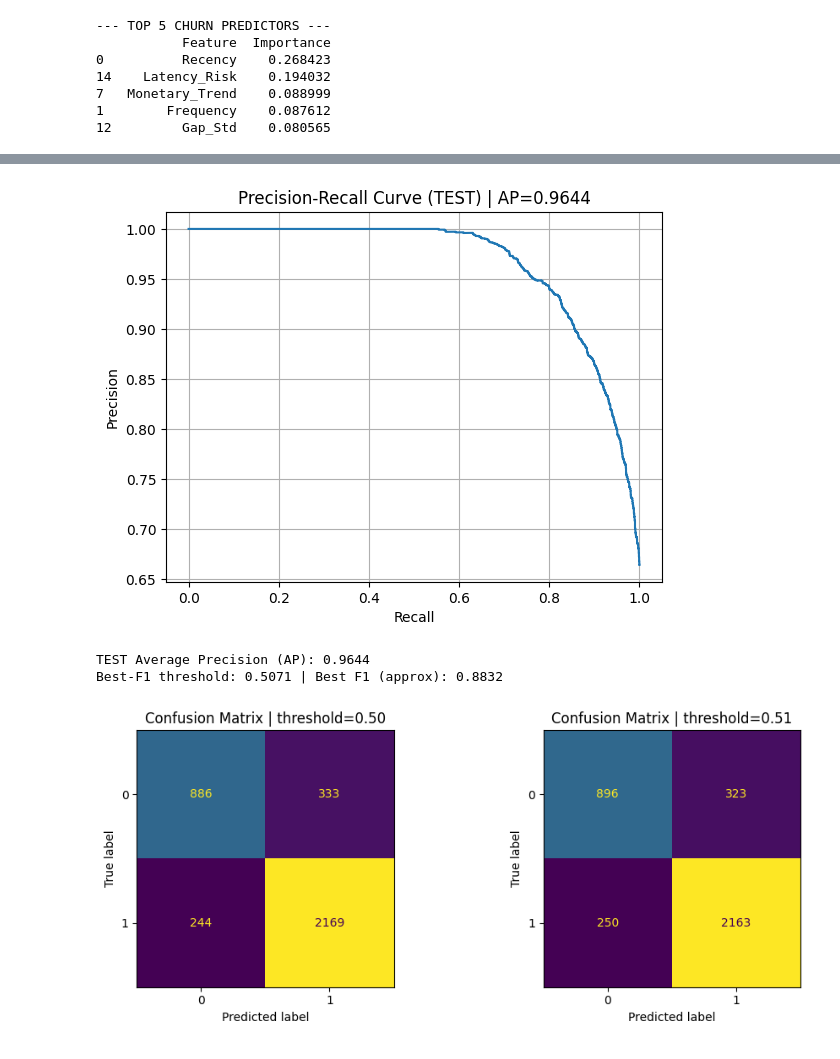
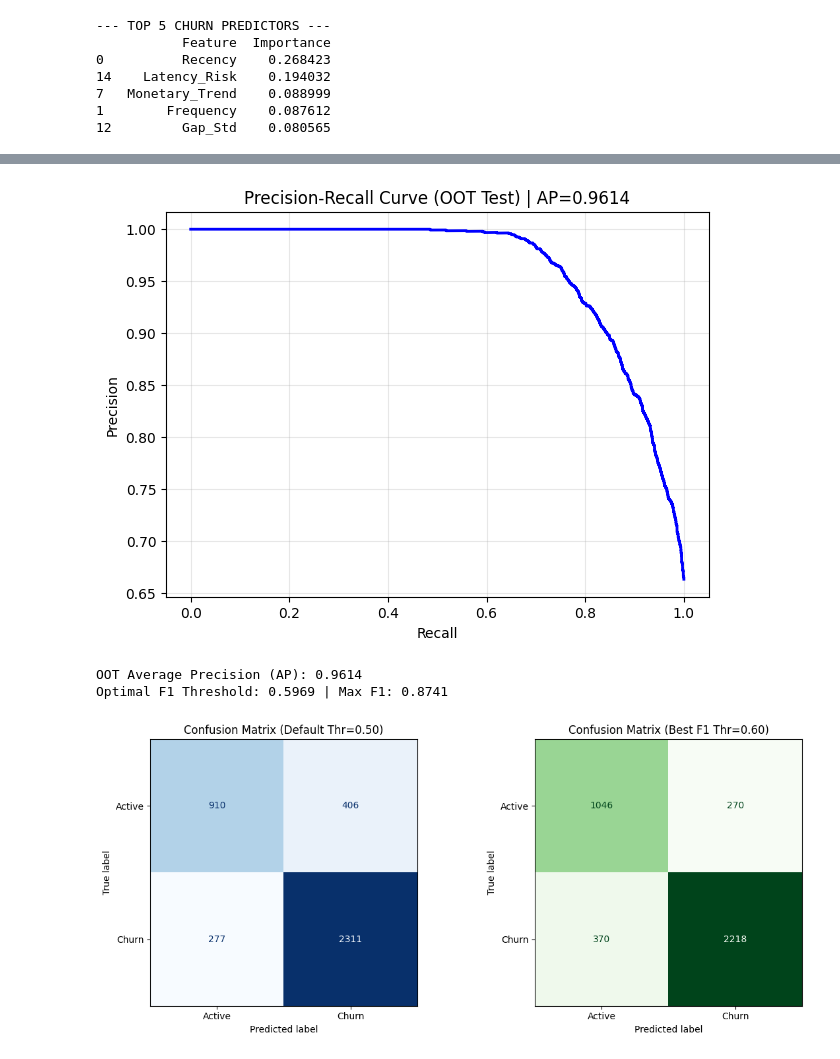
Before and after one commit to NovyQuant/Retention-Analysis-Churn-Risk-Scoring-System, a Jupyter notebook: Retention-Analysis.ipynb, the cells around one changed output, grey strips where cells are left out. Saved outputs shown, nothing was run; the diff lists cells and outputs as text; code cells hidden in the pictures.

```diff
--- a/Retention-Analysis.ipynb
+++ b/Retention-Analysis.ipynb
@@ -121,7 +150,7 @@ def generate_features_at_cutoff(df_input, cutoff_date, target_window_days=180):
 print("Starting data generation...")
 cutoffs = [pd.Timestamp('2010-10-01'), pd.Timestamp('2011-01-01'), pd.Timestamp('2011-04-01'), pd.Timestamp('2011-06-01')]
 
-full_panel_data = pd.concat([generate_features_at_cutoff(data, d) for d in cutoffs]).reset_index()
+full_panel_data = pd.concat([generate_features_at_cutoff(data, d, target_window_days=90) for d in cutoffs]).reset_index()
 
 print(f"Dataset generated. Rows: {full_panel_data.shape[0]}")
 # %% [output]
@@ -350,12 +416,11 @@ Training final model on full dataset...
 print("--- OUT-OF-TIME EVALUATION START ---\n")
 
 # 1. Generate OOT Test Set (November 2011)
-test_date = pd.Timestamp('2011-11-01')
+test_date = pd.Timestamp('2011-09-01')
 print(f"Generating Test Set for: {test_date.date()}...")
 
 # Create features for the unseen test period
-test_df = generate_features_at_cutoff(data, test_date, target_window_days=30).reset_index()
-
+test_df = generate_features_at_cutoff(data, test_date, target_window_days=90).reset_index()
 # 2. Prepare X and y
 cols_to_drop = ['Churn', 'Customer ID', 'Cutoff_Date']
 X_test = test_df.drop([c for c in cols_to_drop if c in test_df.columns], axis=1)
@@ -862,69 +892,61 @@ Fitting 5 folds for each of 40 candidates, totalling 200 fits
 # %%
-# ============================================================
-# 4) PR Curve + Confusion Matrix (TEST cutoff) - osobny bloczek
-# ============================================================
+# STEP 14: Final Evaluation (PR Curve & Confusion Matrix)
 
-from sklearn.metrics import (
-    precision_recall_curve,
-    average_precision_score,
-    confusion_matrix,
-    ConfusionMatrixDisplay
-)
-import matplotlib.pyplot as plt
-import numpy as np
-
-# --- Bezpiecznik: jeśli nie masz X_test/y_test, wylicz je na podstawie ostatniego cutoffu ---
+# --- Safety check: Ensure test data exists from the last cutoff ---
 if "X_test" not in globals() or "y_test" not in globals():
     all_cutoffs = sorted(model_data["Cutoff_Date"].unique())
     test_cutoff = all_cutoffs[-1]
     test_mask = model_data["Cutoff_Date"] == test_cutoff
     X_test = model_data.loc[test_mask, feature_cols]
     y_test = model_data.loc[test_mask, "Churn"].astype(int)
 
-# --- Predykcje prawdopodobieństw ---
+# --- Generate probability predictions ---
 test_proba = best_knn.predict_proba(X_test)[:, 1]
 
-# --- PR curve ---
+# --- Calculate and plot Precision-Recall curve ---
 precision, recall, thresholds = precision_recall_curve(y_test, test_proba)
 ap = average_precision_score(y_test, test_proba)
 
-plt.figure()
-plt.plot(recall, precision)
+plt.figure(figsize=(7, 5))
+plt.plot(recall, precision, color='blue', lw=2)
 plt.xlabel("Recall")
 plt.ylabel("Precision")
-plt.title(f"Precision-Recall Curve (TEST) | AP={ap:.4f}")
-plt.grid(True)
+plt.title(f"Precision-Recall Curve (OOT Test) | AP={ap:.4f}")
+plt.grid(True, alpha=0.3)
 plt.show()
 
-# --- Confusion Matrix ---
-# Domyślny próg 0.5 + dodatkowo próg "najlepszy F1" na PR curve (często lepszy przy churnie)
-y_pred_05 = (test_proba >= 0.5).astype(int)
-
-# Best F1 threshold (z PR curve)
+# --- Threshold Optimization (Best F1 Score) ---
+# Calculate F1 for each threshold found in PR curve
 f1_scores = 2 * (precision * recall) / (precision + recall + 1e-12)
 best_idx = np.nanargmax(f1_scores)
-best_thr = thresholds[best_idx - 1] if best_idx > 0 and best_idx - 1 < len(thresholds) else 0.5
-y_pred_bestf1 = (test_proba >= best_thr).astype(int)
+best_thr = thresholds[best_idx - 1] if 0 < best_idx < len(thresholds) else 0.5
 
-print(f"TEST Average Precision (AP): {ap:.4f}")
-print(f"Best-F1 threshold: {best_thr:.4f} | Best F1 (approx): {f1_scores[best_idx]:.4f}")
+# --- Generate predictions based on 0.5 vs Optimized threshold ---
+y_pred_05 = (test_proba >= 0.5).astype(int)
+y_pred_best = (test_proba >= best_thr).astype(int)
 
+print(f"OOT Average Precision (AP): {ap:.4f}")
+print(f"Optimal F1 Threshold: {best_thr:.4f} | Max F1: {f1_scores[best_idx]:.4f}")
+
+# --- Plot Confusion Matrices ---
 cm05 = confusion_matrix(y_test, y_pred_05)
-cmb  = confusion_matrix(y_test, y_pred_bestf1)
+cmb  = confusion_matrix(y_test, y_pred_best)
 
-fig, axes = plt.subplots(1, 2, figsize=(10, 4))
+fig, axes = plt.subplots(1, 2, figsize=(12, 5))
 
-ConfusionMatrixDisplay(cm05).plot(ax=axes[0], values_format="d", colorbar=False)
-axes[0].set_title("Confusion Matrix | threshold=0.50")
+# Default 0.5 threshold
+ConfusionMatrixDisplay(cm05, display_labels=["Active", "Churn"]).plot(ax=axes[0], values_format="d", colorbar=False, cmap='Blues')
+axes[0].set_title("Confusion Matrix (Default Thr=0.50)")
 
-ConfusionMatrixDisplay(cmb).plot(ax=axes[1], values_format="d", colorbar=False)
-axes[1].set_title(f"Confusion Matrix | threshold={best_thr:.2f}")
+# Optimized threshold
+ConfusionMatrixDisplay(cmb, display_labels=["Active", "Churn"]).plot(ax=axes[1], values_format="d", colorbar=False, cmap='Greens')
+axes[1].set_title(f"Confusion Matrix (Best F1 Thr={best_thr:.2f})")
 
 plt.tight_layout()
 plt.show()
 # %% [output]
-[figure, old version]
+[figure, new version]
-TEST Average Precision (AP): 0.9644
-Best-F1 threshold: 0.5071 | Best F1 (approx): 0.8832
+OOT Average Precision (AP): 0.9614
+Optimal F1 Threshold: 0.5969 | Max F1: 0.8741
-[figure, old version]
+[figure, new version]
 # %%
```
Also changed, not shown: parts of 13 cells of this notebook, 1 other file.
